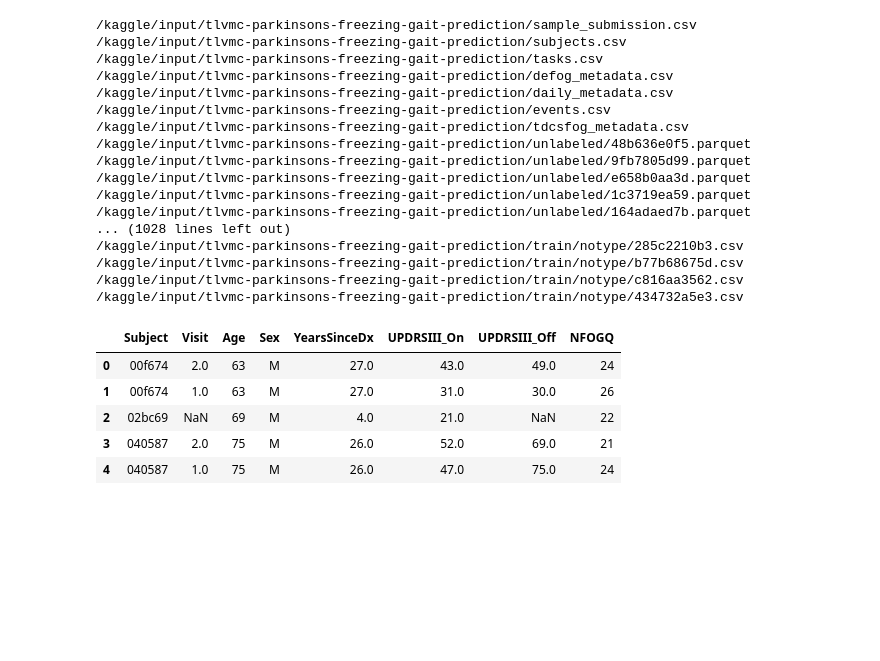
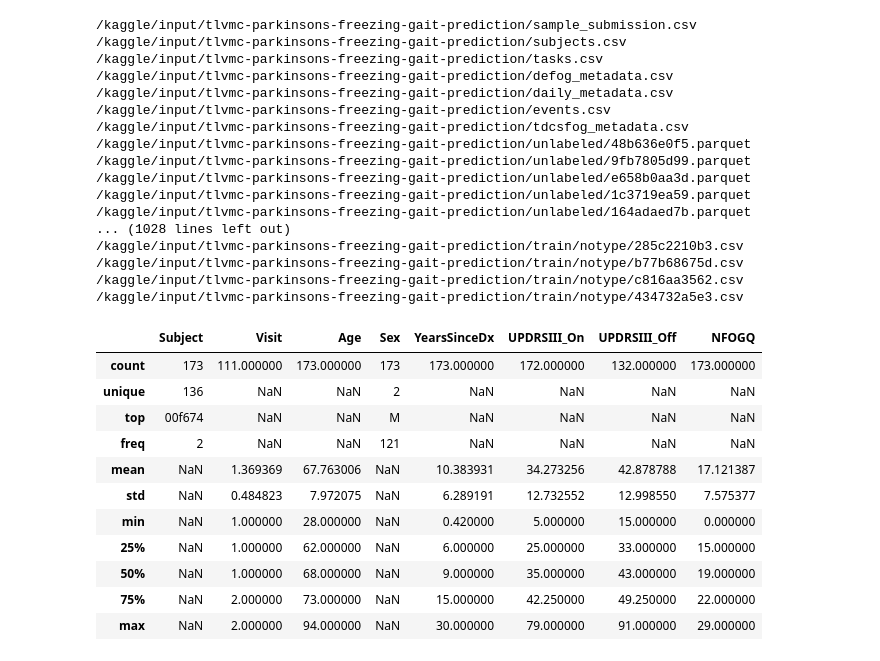
Before and after one commit to hello-bob/kaggle_parkinsons_fog, a Jupyter notebook: fog-eda.ipynb, the cells around one changed output. Saved outputs shown, nothing was run; the diff lists cells and outputs as text; code cells hidden in the pictures; blank space fills up the shorter version.

```diff
--- a/fog-eda.ipynb
+++ b/fog-eda.ipynb
@@ -46,12 +46,26 @@ events = pd.read_csv('events.csv')
 home_meta = pd.read_csv('defog_metadata.csv')
 daily_meta = pd.read_csv('tdcsfog_metadata.csv')
 lab_meta = pd.read_csv('tdcsfog_metadata.csv')
-# %%
-subjects.head()
-# %% [output]
-|  | Subject | Visit | Age | Sex | YearsSinceDx | UPDRSIII_On | UPDRSIII_Off | NFOGQ |
-| 0 | 00f674 | 2.0 | 63 | M | 27.0 | 43.0 | 49.0 | 24 |
-| 1 | 00f674 | 1.0 | 63 | M | 27.0 | 31.0 | 30.0 | 26 |
-| 2 | 02bc69 | NaN | 69 | M | 4.0 | 21.0 | NaN | 22 |
-| 3 | 040587 | 2.0 | 75 | M | 26.0 | 52.0 | 69.0 | 21 |
-| 4 | 040587 | 1.0 | 75 | M | 26.0 | 47.0 | 75.0 | 24 |
+# %%
+# Profiling subjects
+"""
+136 unique subjects. 65 belong to home, hence 71 belong to lab dataset
+Majority male, and >=68 y/o.
+At most 2 visits, what do these visits represent?
+Generally parkinsons
+Most cases were not recently diagnosed.
+"""
+subjects.describe(include='all')
+# %% [output]
+|  | Subject | Visit | Age | Sex | YearsSinceDx | UPDRSIII_On | UPDRSIII_Off | NFOGQ |
+| count | 173 | 111.000000 | 173.000000 | 173 | 173.000000 | 172.000000 | 132.000000 | 173.000000 |
+| unique | 136 | NaN | NaN | 2 | NaN | NaN | NaN | NaN |
+| top | 00f674 | NaN | NaN | M | NaN | NaN | NaN | NaN |
+| freq | 2 | NaN | NaN | 121 | NaN | NaN | NaN | NaN |
+| mean | NaN | 1.369369 | 67.763006 | NaN | 10.383931 | 34.273256 | 42.878788 | 17.121387 |
+| std | NaN | 0.484823 | 7.972075 | NaN | 6.289191 | 12.732552 | 12.998550 | 7.575377 |
+| min | NaN | 1.000000 | 28.000000 | NaN | 0.420000 | 5.000000 | 15.000000 | 0.000000 |
+| 25% | NaN | 1.000000 | 62.000000 | NaN | 6.000000 | 25.000000 | 33.000000 | 15.000000 |
+| 50% | NaN | 1.000000 | 68.000000 | NaN | 9.000000 | 35.000000 | 43.000000 | 19.000000 |
+| 75% | NaN | 2.000000 | 73.000000 | NaN | 15.000000 | 42.250000 | 49.250000 | 22.000000 |
+| max | NaN | 2.000000 | 94.000000 | NaN | 30.000000 | 79.000000 | 91.000000 | 29.000000 |
```
Also changed, not shown: parts of 14 cells of this notebook.
